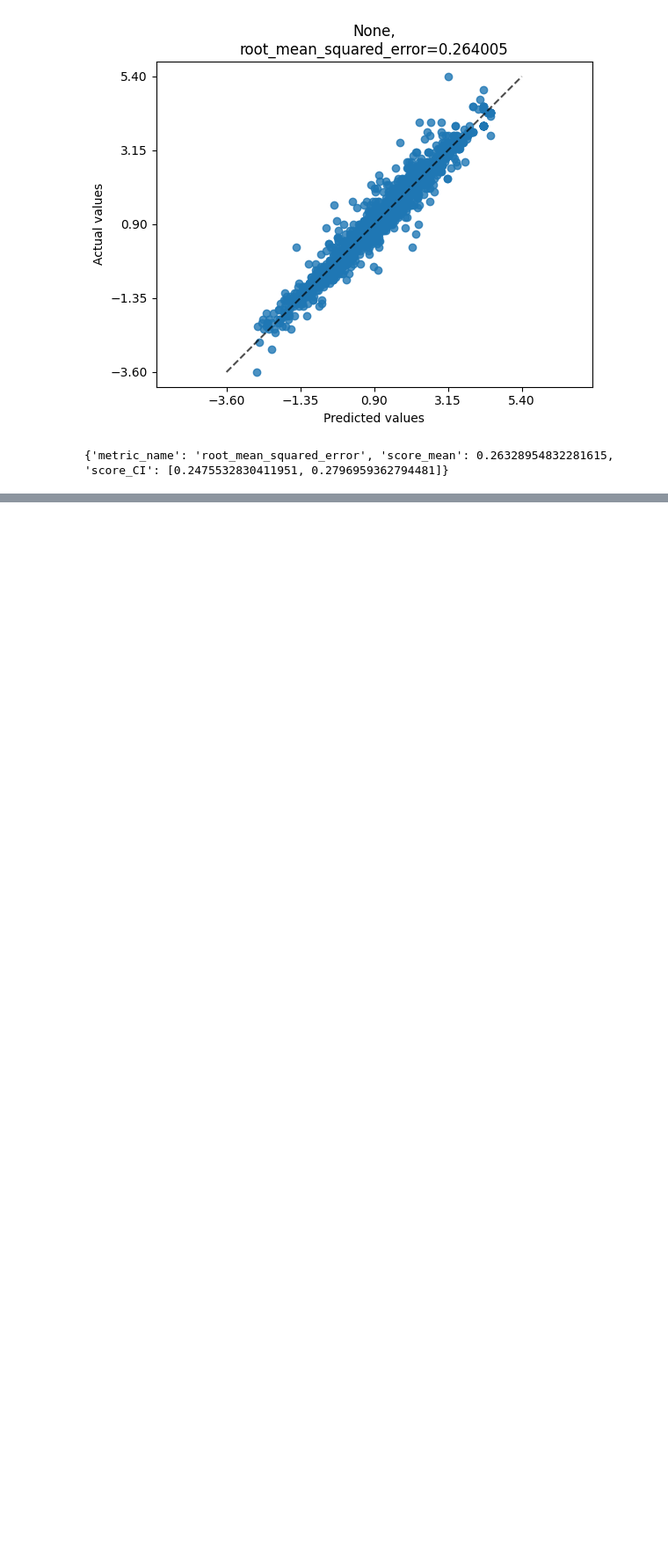
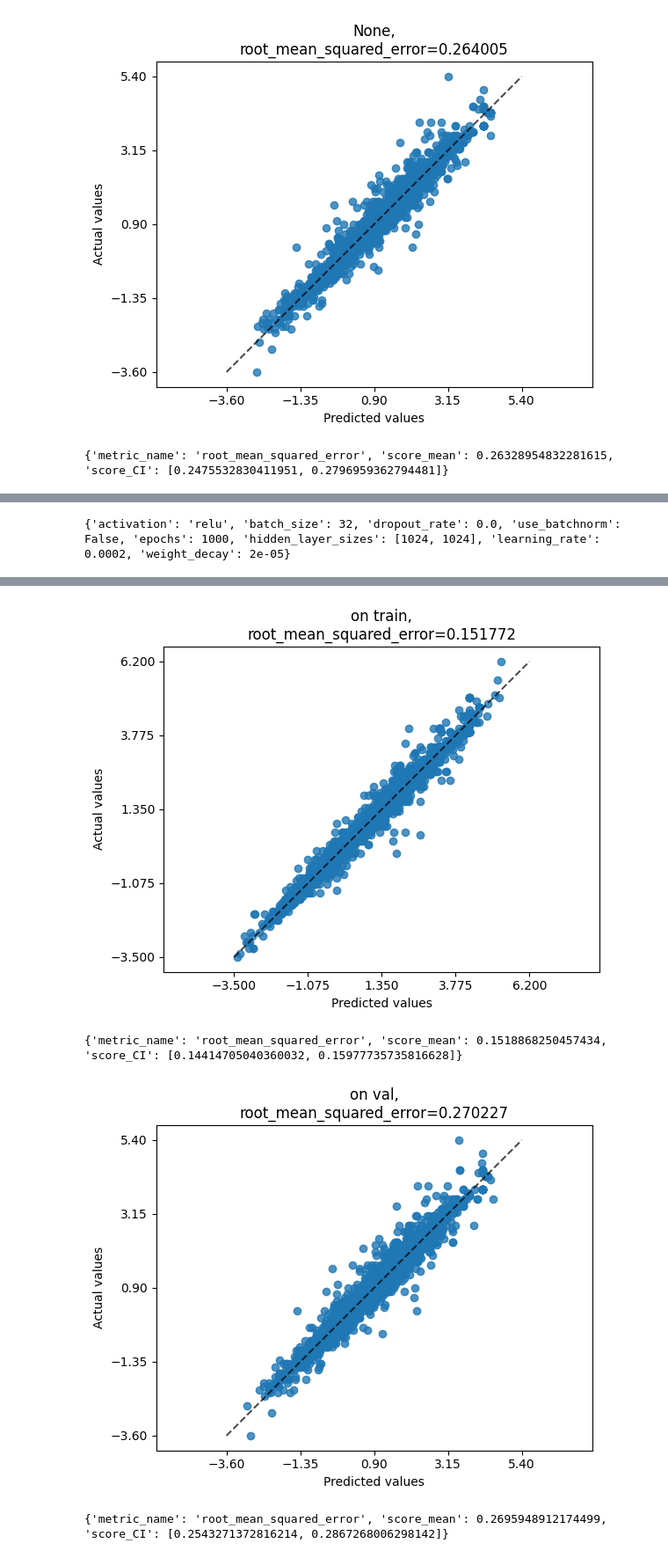
Before and after one commit to mvgolubev99/kaggle-chemical-structure-and-logp, a Jupyter notebook: interaction.ipynb, the cells around one changed output, grey strips where cells are left out. Shown at 88% size. Drawn from its saved outputs; the diff is of its cells as text; code cells hidden in the pictures; blank space fills up the shorter version.

```diff
--- a/interaction.ipynb
+++ b/interaction.ipynb
@@ -1143,0 +1212,17 @@ print(utils.bootstrap_score(
+# %%
+model="torch_models.FastPLMLPRegressor"
+
+model_kwargs={
+    "activation": "relu",
+    "batch_size": 32,
+    "dropout_rate": 0.0,
+    "use_batchnorm": False,
+    "epochs": 1000,
+    "hidden_layer_sizes": [1024, 1024],
+    "learning_rate": 0.0002,
+    "weight_decay": 2e-5,
+}
+
+print(model_kwargs)
+fitted_model = train_and_eval(model, model_kwargs, data)
+# %% [output]
@@ -1143,0 +1233 @@ print(utils.bootstrap_score(
+{'activation': 'relu', 'batch_size': 32, 'dropout_rate': 0.0, 'use_batchnorm': False, 'epochs': 1000, 'hidden_layer_sizes': [1024, 1024], 'learning_rate': 0.0002, 'weight_decay': 2e-05}
@@ -1143,0 +1236,4 @@ print(utils.bootstrap_score(
+[figure, added]
+{'metric_name': 'root_mean_squared_error', 'score_mean': 0.1518868250457434, 'score_CI': [0.14414705040360032, 0.15977735735816628]}
+[figure, added]
+{'metric_name': 'root_mean_squared_error', 'score_mean': 0.2695948912174499, 'score_CI': [0.2543271372816214, 0.2867268006298142]}
```
Also changed, not shown: parts of 7 cells of this notebook.
